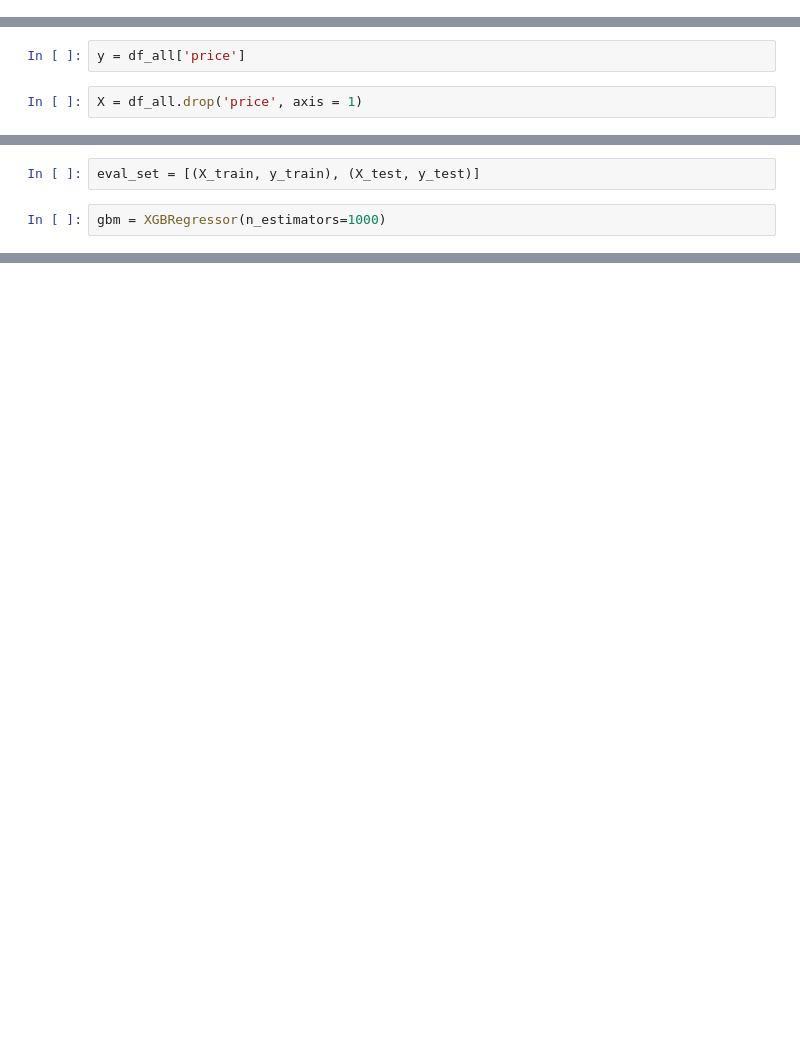
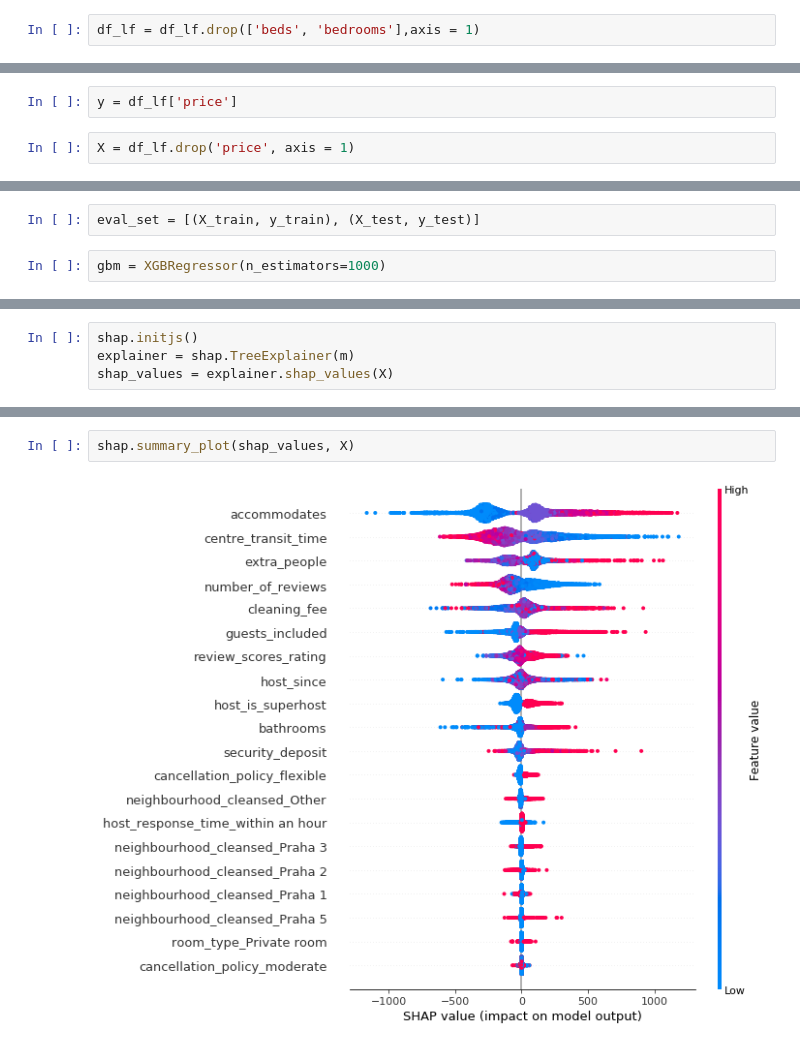
Before and after one commit to jakubkocvara/prague-airbnb, a Jupyter notebook: prague_airbnb.ipynb, the cells around one changed output, grey strips where cells are left out. Drawn from its saved outputs; the diff is of its cells as text; blank space fills up the shorter version.

Commit message:
added feature explanations via SHAP

```diff
--- a/prague_airbnb.ipynb
+++ b/prague_airbnb.ipynb
@@ -292,3 +220,5 @@ df_all.shape
+# %%
+df_lf = df_lf.drop(['beds', 'bedrooms'],axis = 1)
 # %% [markdown]
 # Fitting a model
 # %%
@@ -298,5 +229,5 @@ import matplotlib.pyplot as plt
 # %%
-y = df_all['price']
+y = df_lf['price']
 # %%
-X = df_all.drop('price', axis = 1)
+X = df_lf.drop('price', axis = 1)
 # %%
@@ -344,0 +276,4 @@ TypeError: plot_n_estimators() missing 1 required positional argument: 'model'
+# %%
+shap.initjs()
+explainer = shap.TreeExplainer(m)
+shap_values = explainer.shap_values(X)
@@ -344,0 +283,4 @@ TypeError: plot_n_estimators() missing 1 required positional argument: 'model'
+# %%
+shap.summary_plot(shap_values, X)
+# %% [output]
+[figure, added]
```
Also changed, not shown: parts of 90 cells of this notebook, 1 other file.
